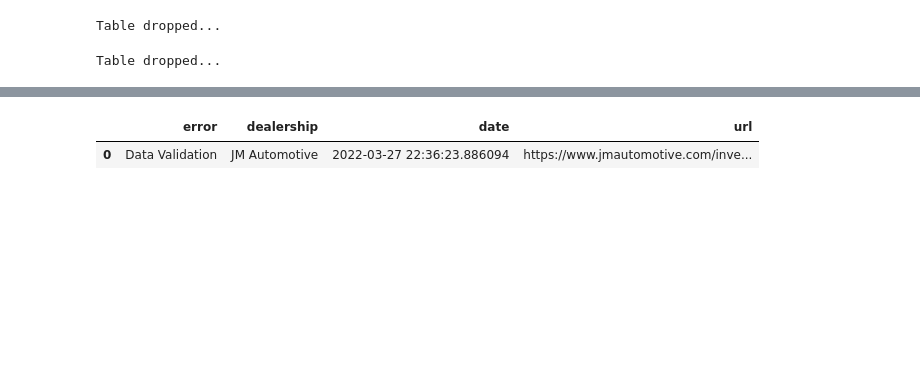
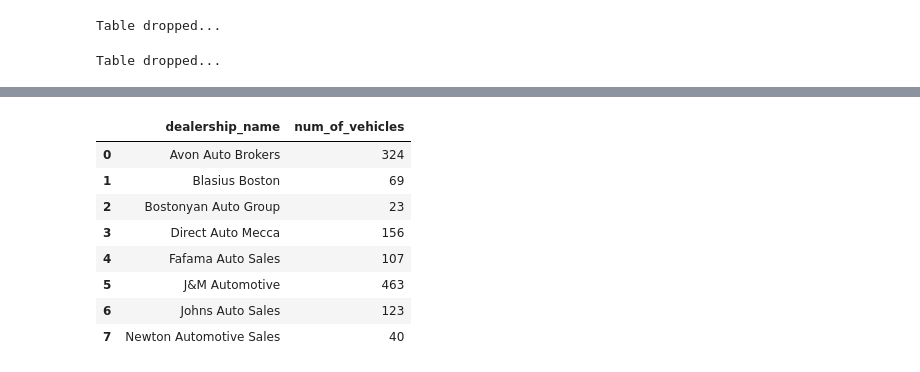
Before and after one commit to dkimhw/inventory-insights, a Jupyter notebook: explore_dealership.ipynb, the cells around one changed output, grey strips where cells are left out. Cells and saved outputs as stored; diff of their text form; code cells hidden in the pictures; blank space fills up the shorter version.

```diff
--- a/explore_dealership.ipynb
+++ b/explore_dealership.ipynb
@@ -726,5 +742,2 @@ result
 # %%
-error_df
+result.to_csv("errors.csv")
-# %% [output]
-|  | error | dealership | date | url |
-| 0 | Data Validation | JM Automotive | 2022-03-27 22:36:23.886094 | https://www.jmautomotive.com/inve... |
@@ -741,0 +744,15 @@ add_data_to_sqlite3(DB_NAME, ERROR_TBL_NAME, error_df)
+# %%
+conn = sqlite3.connect('cars.db')
+sql_query = "SELECT dealership_name, count(*) AS num_of_vehicles FROM inventory_staging GROUP BY 1"
+result = pd.read_sql_query(sql_query, conn)
+result
+# %% [output]
+|  | dealership_name | num_of_vehicles |
+| 0 | Avon Auto Brokers | 324 |
+| 1 | Blasius Boston | 69 |
+| 2 | Bostonyan Auto Group | 23 |
+| 3 | Direct Auto Mecca | 156 |
+| 4 | Fafama Auto Sales | 107 |
+| 5 | J&M Automotive | 463 |
+| 6 | Johns Auto Sales | 123 |
+| 7 | Newton Automotive Sales | 40 |
```
Also changed, not shown: parts of 29 cells of this notebook, 9 other files.
